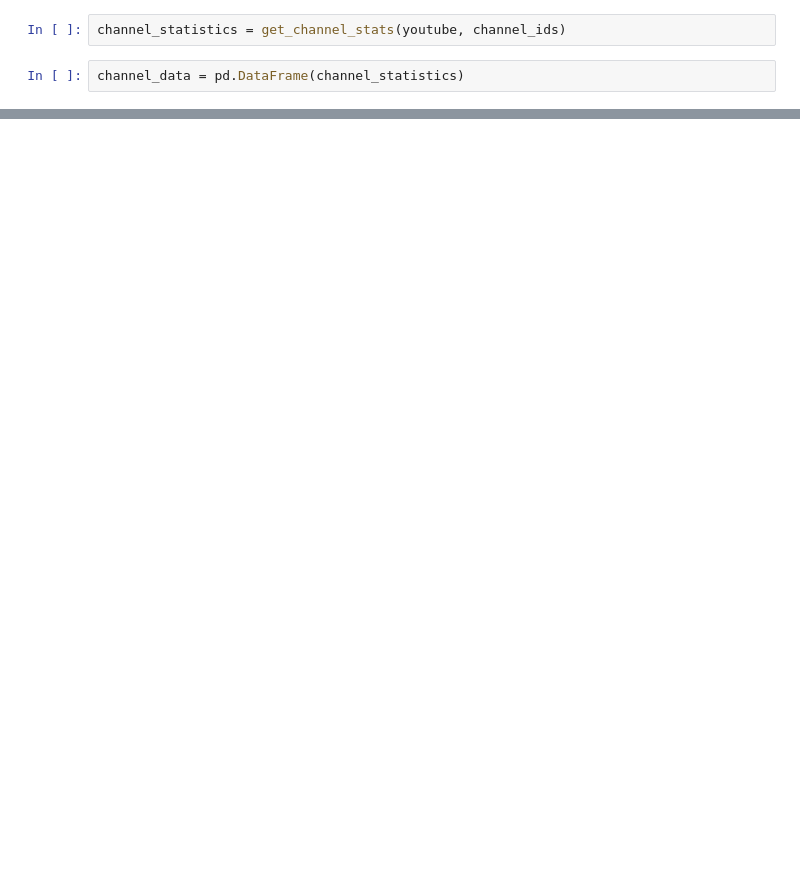
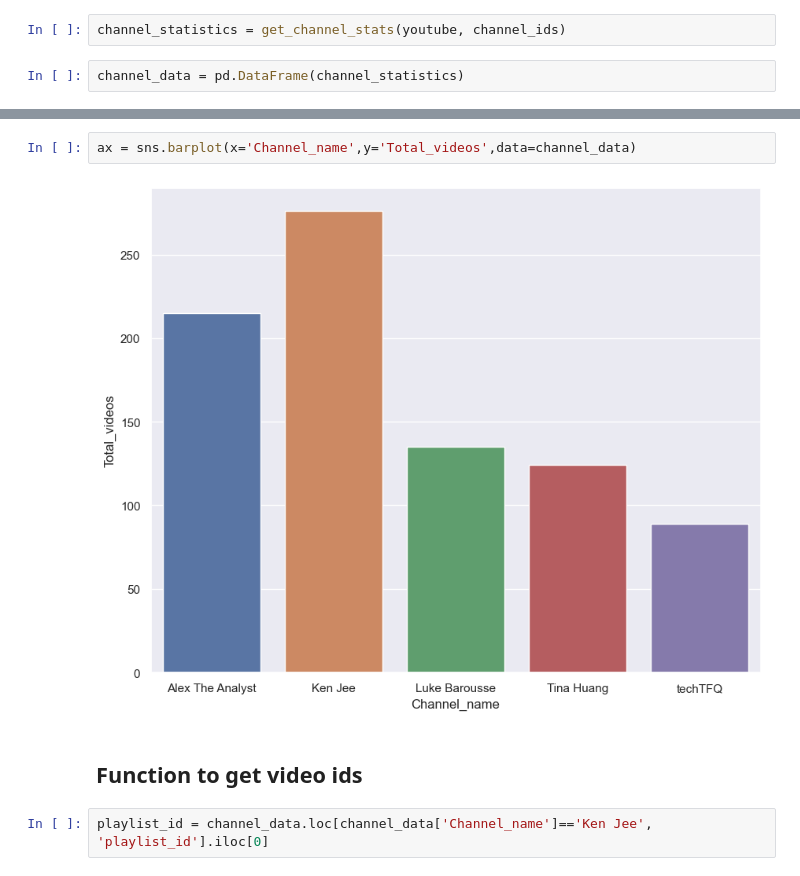
Before and after one commit to zacaugustzac/TrendingTopicForContentCreatorProject, a Jupyter notebook: TrendingTopicForContentCreatorProject.ipynb, the cells around one changed output, grey strips where cells are left out. Saved outputs shown, nothing was run; the diff lists cells and outputs as text; blank space fills up the shorter version.

```diff
--- a/TrendingTopicForContentCreatorProject.ipynb
+++ b/TrendingTopicForContentCreatorProject.ipynb
@@ -69,0 +82,8 @@ dtype: object
+# %%
+ax = sns.barplot(x='Channel_name',y='Total_videos',data=channel_data)
+# %% [output]
+[figure, added]
+# %% [markdown]
+##  Function to get video ids
+# %%
+playlist_id = channel_data.loc[channel_data['Channel_name']=='Ken Jee', 'playlist_id'].iloc[0]
```
Also changed, not shown: parts of 8 cells of this notebook.
